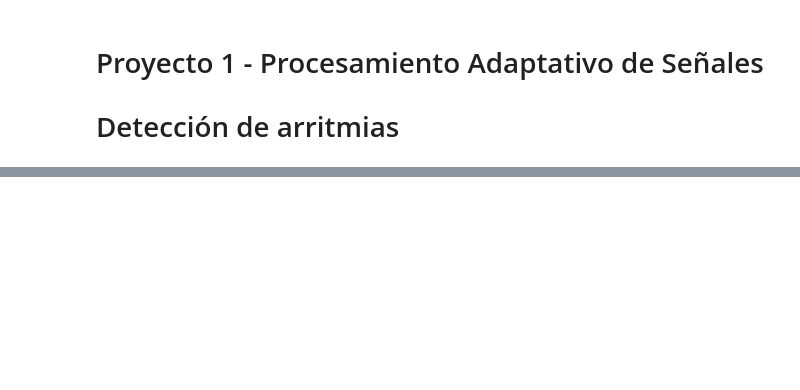
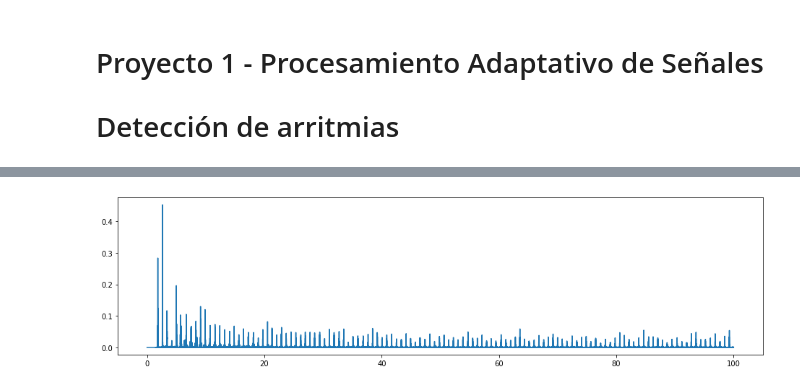
Before and after one commit to mbergerman/Procesamiento-Adaptativo, a Jupyter notebook: Proyecto 1/PASA_P1_G2.ipynb, the cells around one changed output, grey strips where cells are left out. Saved outputs shown, nothing was run; the diff lists cells and outputs as text; code cells hidden in the pictures; blank space fills up the shorter version.

```diff
--- a/Proyecto 1/PASA_P1_G2.ipynb
+++ b/Proyecto 1/PASA_P1_G2.ipynb
@@ -55,0 +104,6 @@ plt.show()
+# %%
+plt.figure(figsize=(16, 4))
+plt.plot(time, MSE)
+plt.show()
+# %% [output]
+[figure, added]
```
Also changed, not shown: parts of 7 cells of this notebook.
